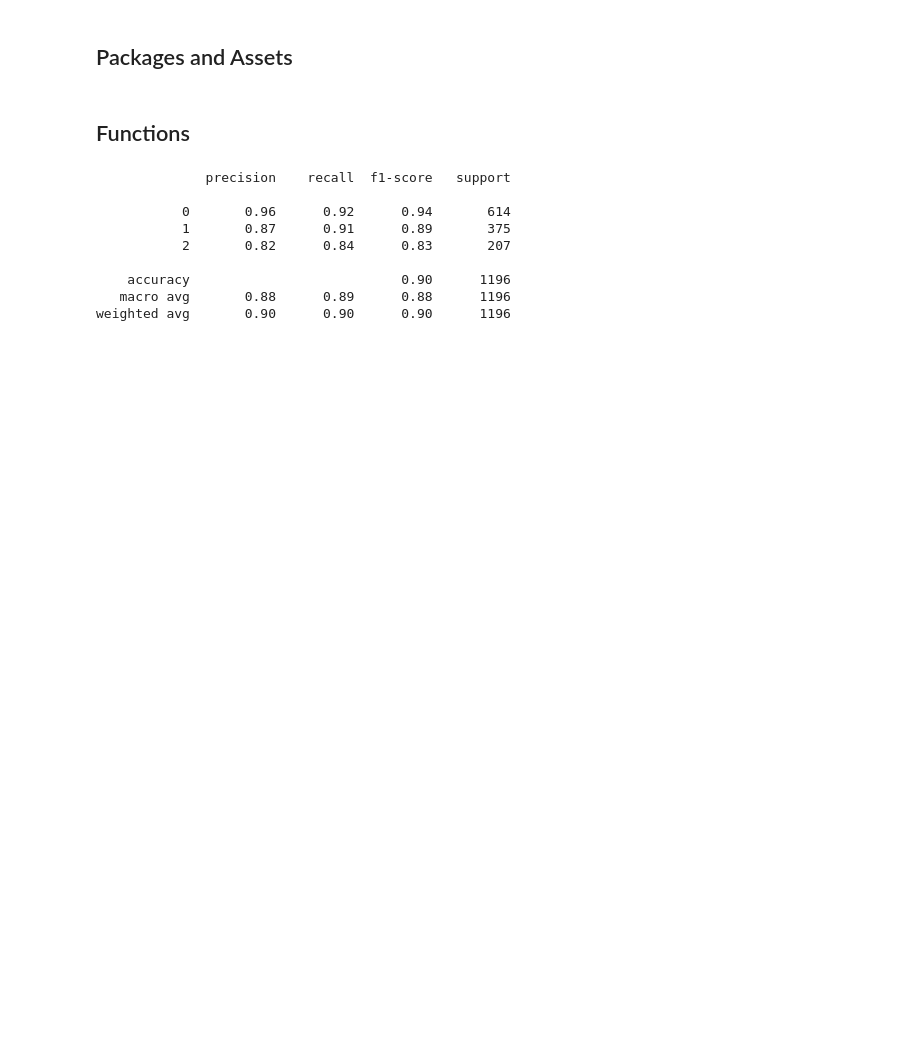
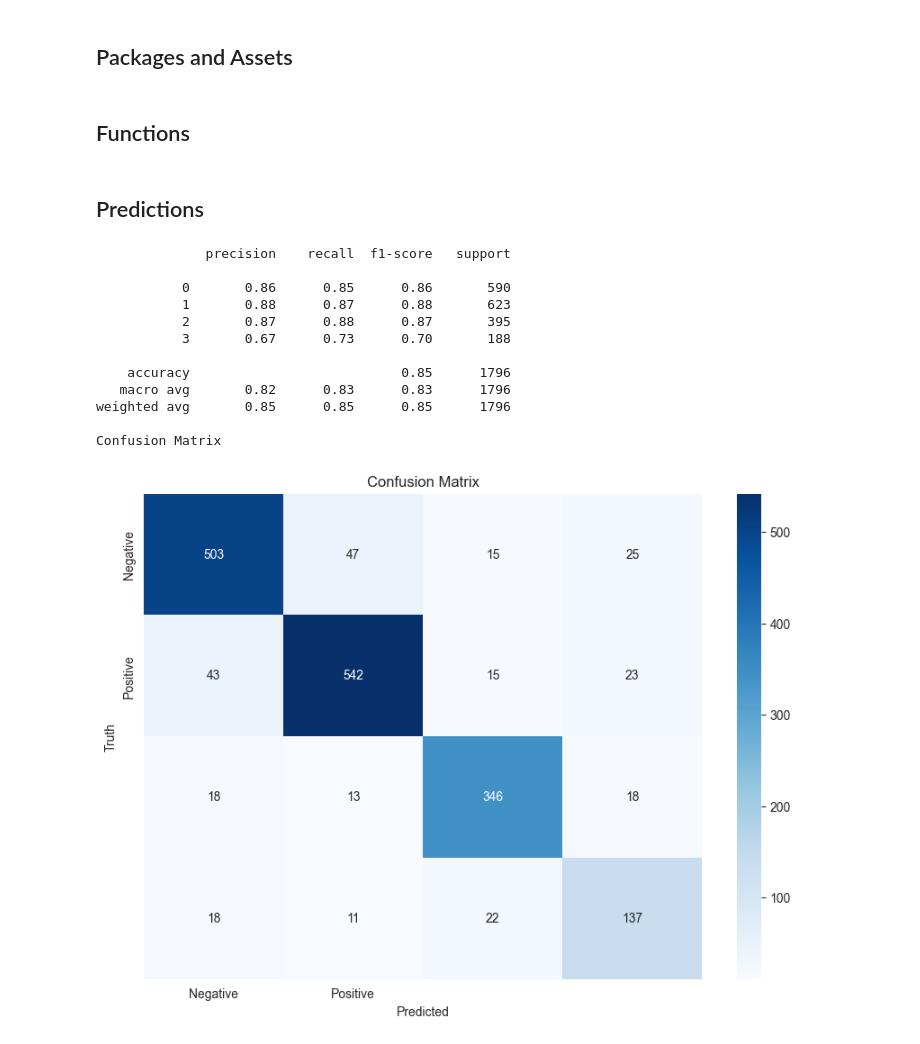
Before and after one commit to guico3lho/TCC_tags, a Jupyter notebook: pipeline/supervised_traditional_models/apply_model.ipynb, the cells around one changed output. Saved outputs shown, nothing was run; the diff lists cells and outputs as text; code cells hidden in the pictures; blank space fills up the shorter version.

```diff
--- a/pipeline/supervised_traditional_models/apply_model.ipynb
+++ b/pipeline/supervised_traditional_models/apply_model.ipynb
@@ -26,6 +29,19 @@ def viewPredictedRows(X_test, y_test, y_pred):
     df['correct'] = df['correct'].apply(lambda x: 'Correct' if x else 'Incorrect')
     df['title'] = X_test
     return df
+# %%
+def show_confusion_matrix(cm):
+        print("Confusion Matrix")
+        plt.figure(figsize=(10, 7))
+
+        sns.heatmap(cm, annot=True, fmt='d', cmap='Blues', xticklabels=['Negative', 'Positive'],
+                    yticklabels=['Negative', 'Positive'])
+        plt.xlabel('Predicted')
+        plt.ylabel('Truth')
+        plt.title('Confusion Matrix')
+        plt.show()
+# %% [markdown]
+## Predictions
 # %%
 cv = CountVectorizer(ngram_range=(1, 1), vocabulary=count_vectorizer_vocab)
 X_test = cv.transform(test['title']).toarray()
@@ -39,23 +55,27 @@ X_test_names = pd.DataFrame(X_test, columns=cv.get_feature_names_out())
 # %%
 y_test = test['label']
 # %%
-from sklearn.metrics import classification_report
 
-from sklearn.metrics import classification_report
 
 
 y_pred = model.predict(X_test)
 print(classification_report(y_test, y_pred))
+cm = confusion_matrix(y_true=y_test, y_pred=y_pred)
+show_confusion_matrix(cm)
 # %% [output]
               precision    recall  f1-score   support
 
-           0       0.96      0.92      0.94       614
-           1       0.87      0.91      0.89       375
-           2       0.82      0.84      0.83       207
+           0       0.86      0.85      0.86       590
+           1       0.88      0.87      0.88       623
+           2       0.87      0.88      0.87       395
+           3       0.67      0.73      0.70       188
 
-    accuracy                           0.90      1196
-   macro avg       0.88      0.89      0.88      1196
-weighted avg       0.90      0.90      0.90      1196
+    accuracy                           0.85      1796
+   macro avg       0.82      0.83      0.83      1796
+weighted avg       0.85      0.85      0.85      1796
+
+Confusion Matrix
+[figure, added]
 # %%
 df_results = viewPredictedRows(test['title'], y_test, y_pred)
 df_results
```
Also changed, not shown: parts of 2 cells of this notebook, 27 other files.
